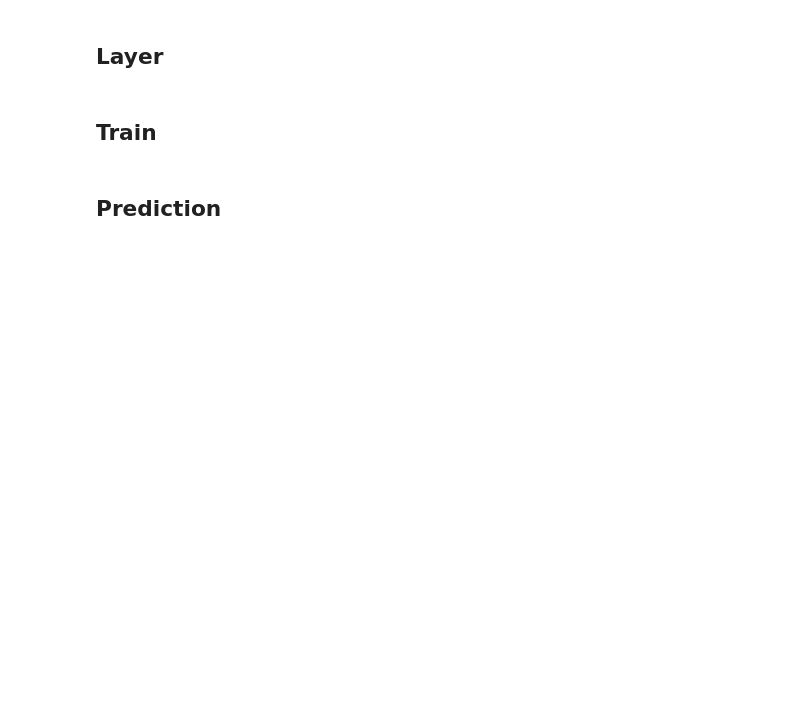
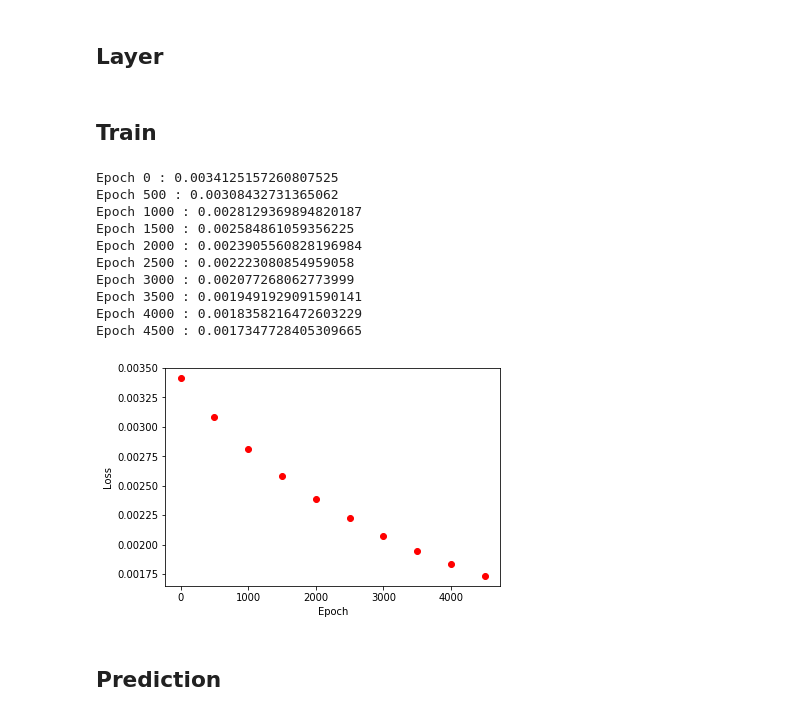
Before and after one commit to limdongjin/CSE4100_SG, a Jupyter notebook: project5/practices/01.AND_OR.ipynb, the cells around one changed output. Drawn from its saved outputs; the diff is of its cells as text; code cells hidden in the pictures; blank space fills up the shorter version.

```diff
--- a/project5/practices/01.AND_OR.ipynb
+++ b/project5/practices/01.AND_OR.ipynb
@@ -119,23 +165,39 @@ bout = np.random.uniform(size=(1, d_out))
 # %% [markdown]
 ## Train
 # %%
+fig2, ax2 = plt.subplots()
+plt.xlabel('Epoch')
+plt.ylabel('Loss')
 for i in range(epoch):
     # Forward pass
     y_pred = sigmoid(x.dot(wout) + bout)
 
     # Compute and print loss
     loss = np.square(y_pred - y)
     if i % 500 == 0:
         print('Epoch', i, ':', loss.sum())
+        ax2.plot(i, loss.sum(), 'ro')
 
     # Backpropagation to compute gradients
     grad_y_pred = (y - y_pred) * derivative_sigmoid(y_pred)
     grad_wout = x.T.dot(grad_y_pred)
     grad_bout = np.sum(grad_y_pred, axis=0, keepdims=True)
 
     # Update weights and biases
     wout += grad_wout * learning_rate
     bout += grad_bout * learning_rate
+# %% [output]
+Epoch 0 : 0.0034125157260807525
+Epoch 500 : 0.00308432731365062
+Epoch 1000 : 0.0028129369894820187
+Epoch 1500 : 0.002584861059356225
+Epoch 2000 : 0.0023905560828196984
+Epoch 2500 : 0.002223080854959058
+Epoch 3000 : 0.002077268062773999
+Epoch 3500 : 0.0019491929091590141
+Epoch 4000 : 0.0018358216472603229
+Epoch 4500 : 0.0017347728405309665
+[figure, added]
 # %% [markdown]
 ## Prediction
 # %%
```
Also changed, not shown: parts of 7 cells of this notebook, 19 other files.
